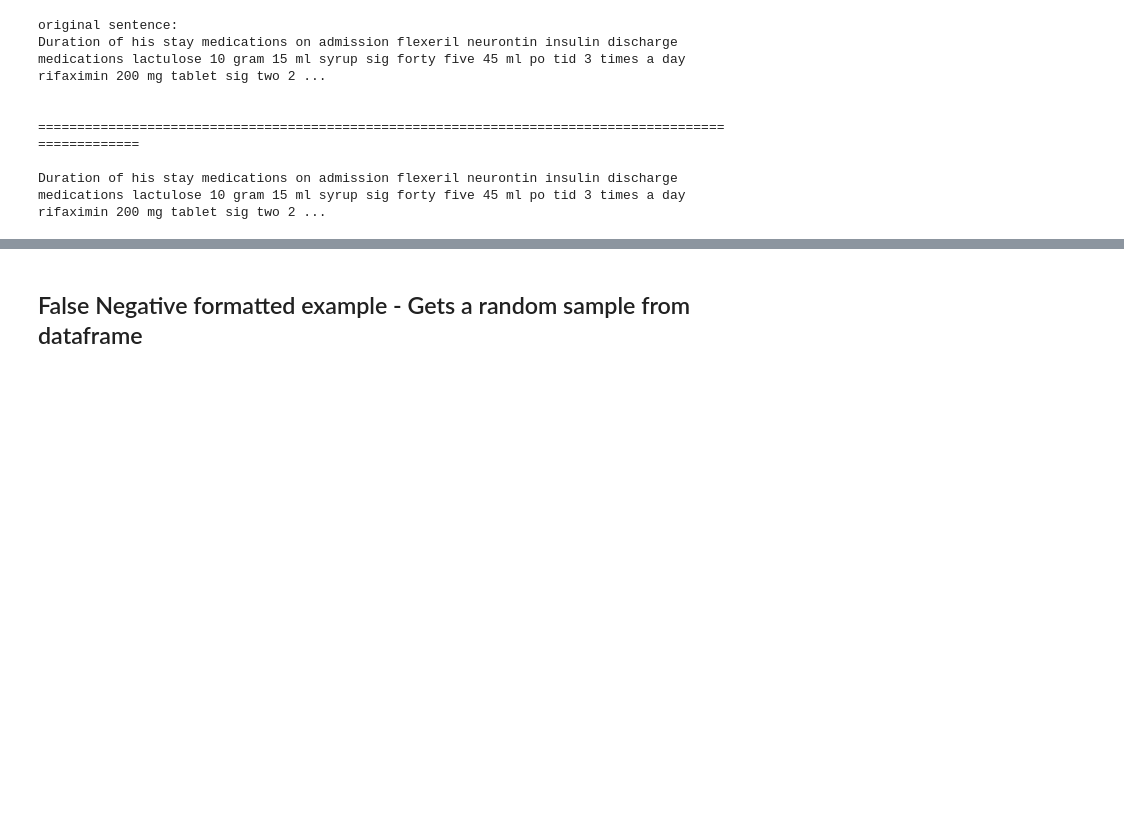
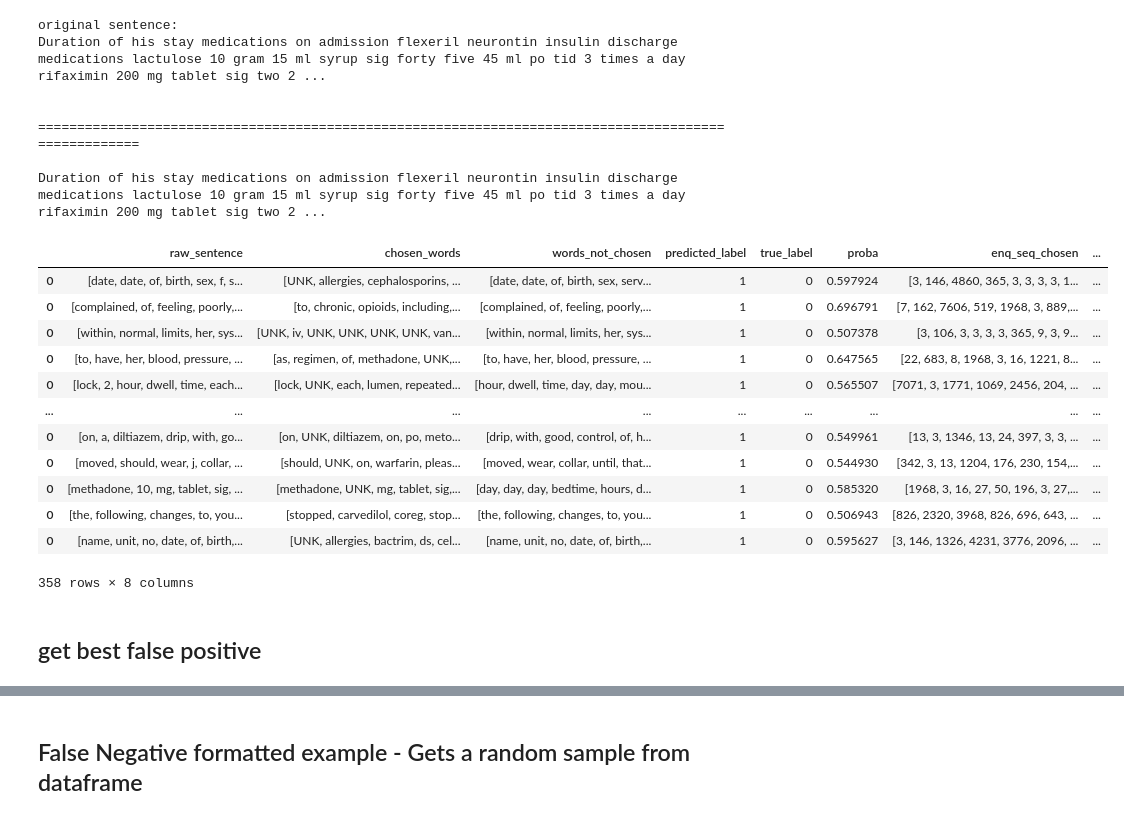
Before and after one commit to bestpredicts/NLP_Projects, a Jupyter notebook: OxLegalReasoning/exploring_rationales.ipynb, the cells around one changed output, grey strips where cells are left out. Drawn from its saved outputs; the diff is of its cells as text; code cells hidden in the pictures; blank space fills up the shorter version.

```diff
--- a/OxLegalReasoning/exploring_rationales.ipynb
+++ b/OxLegalReasoning/exploring_rationales.ipynb
@@ -99,3 +107,21 @@ Duration of his stay medications on admission flexeril neurontin insulin dischar
  =====================================================================================================
 
 Duration of his stay medications on admission flexeril neurontin insulin discharge medications lactulose 10 gram 15 ml syrup sig forty five 45 ml po tid 3 times a day rifaximin 200 mg tablet sig two 2 ...
+# %%
+rationales_df[(rationales_df["true_label"]==0) & (rationales_df["predicted_label"]==1)]
+# %% [output]
+|  | raw_sentence | chosen_words | words_not_chosen | predicted_label | true_label | proba | enq_seq_chosen | ... |
+| 0 | [date, date, of, birth, sex, f, s... | [UNK, allergies, cephalosporins, ... | [date, date, of, birth, sex, serv... | 1 | 0 | 0.597924 | [3, 146, 4860, 365, 3, 3, 3, 3, 1... | ... |
+| 0 | [complained, of, feeling, poorly,... | [to, chronic, opioids, including,... | [complained, of, feeling, poorly,... | 1 | 0 | 0.696791 | [7, 162, 7606, 519, 1968, 3, 889,... | ... |
+| 0 | [within, normal, limits, her, sys... | [UNK, iv, UNK, UNK, UNK, UNK, van... | [within, normal, limits, her, sys... | 1 | 0 | 0.507378 | [3, 106, 3, 3, 3, 3, 365, 9, 3, 9... | ... |
+| 0 | [to, have, her, blood, pressure, ... | [as, regimen, of, methadone, UNK,... | [to, have, her, blood, pressure, ... | 1 | 0 | 0.647565 | [22, 683, 8, 1968, 3, 16, 1221, 8... | ... |
+| 0 | [lock, 2, hour, dwell, time, each... | [lock, UNK, each, lumen, repeated... | [hour, dwell, time, day, day, mou... | 1 | 0 | 0.565507 | [7071, 3, 1771, 1069, 2456, 204, ... | ... |
+| ... | ... | ... | ... | ... | ... | ... | ... | ... |
+| 0 | [on, a, diltiazem, drip, with, go... | [on, UNK, diltiazem, on, po, meto... | [drip, with, good, control, of, h... | 1 | 0 | 0.549961 | [13, 3, 1346, 13, 24, 397, 3, 3, ... | ... |
+| 0 | [moved, should, wear, j, collar, ... | [should, UNK, on, warfarin, pleas... | [moved, wear, collar, until, that... | 1 | 0 | 0.544930 | [342, 3, 13, 1204, 176, 230, 154,... | ... |
+| 0 | [methadone, 10, mg, tablet, sig, ... | [methadone, UNK, mg, tablet, sig,... | [day, day, day, bedtime, hours, d... | 1 | 0 | 0.585320 | [1968, 3, 16, 27, 50, 196, 3, 27,... | ... |
+| 0 | [the, following, changes, to, you... | [stopped, carvedilol, coreg, stop... | [the, following, changes, to, you... | 1 | 0 | 0.506943 | [826, 2320, 3968, 826, 696, 643, ... | ... |
+| 0 | [name, unit, no, date, of, birth,... | [UNK, allergies, bactrim, ds, cel... | [name, unit, no, date, of, birth,... | 1 | 0 | 0.595627 | [3, 146, 1326, 4231, 3776, 2096, ... | ... |
+358 rows × 8 columns
+# %% [markdown]
+## get best false positive
```
Also changed, not shown: parts of 22 cells of this notebook.
